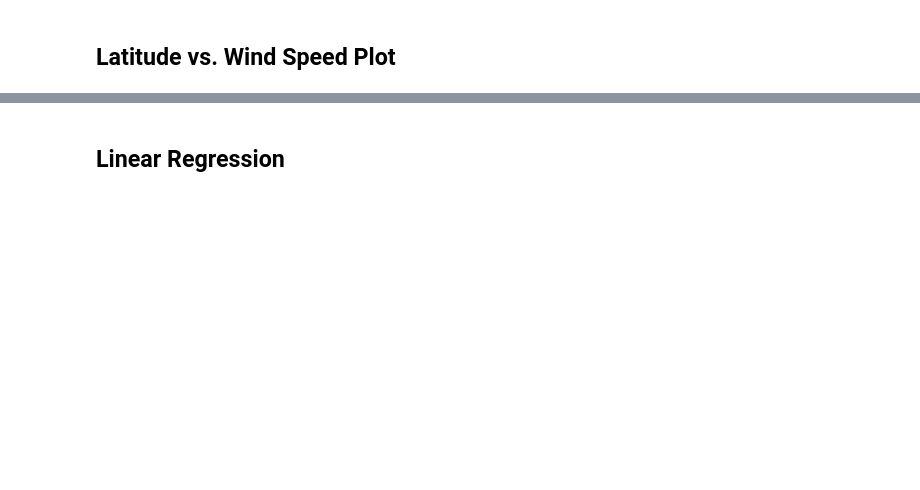
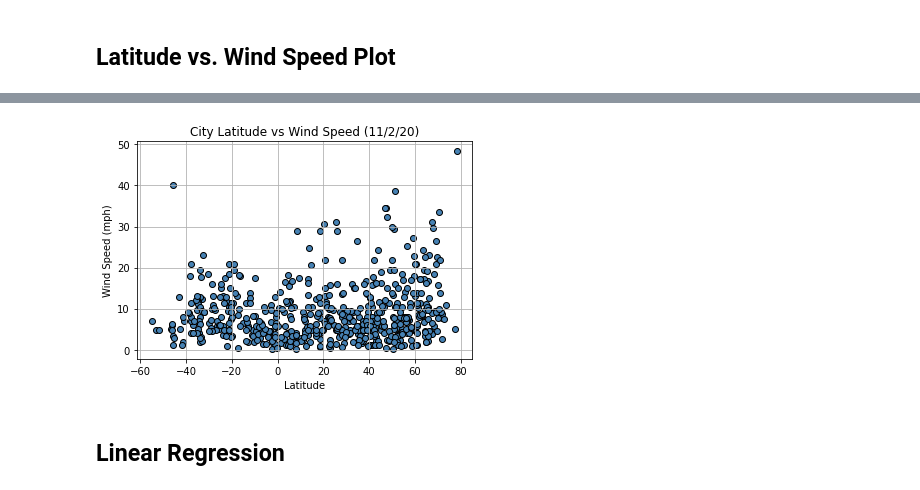
Before and after one commit to fisher1916/Python-API-Challenge, a Jupyter notebook: WeatherPy/WeatherPy.ipynb, the cells around one changed output, grey strips where cells are left out. Cells and saved outputs as stored; diff of their text form; code cells hidden in the pictures; blank space fills up the shorter version.

```diff
--- a/WeatherPy/WeatherPy.ipynb
+++ b/WeatherPy/WeatherPy.ipynb
@@ -231,2 +354,13 @@ Int64Index([], dtype='int64')
+# %%
+plt.scatter(clean_city_data['Lat'], clean_city_data['Wind Speed'], marker='o', color= 'steelblue', edgecolor="black")
+plt.grid()
+plt.title("City Latitude vs Wind Speed (11/2/20)")
+plt.ylabel("Wind Speed (mph)")
+plt.xlabel("Latitude")
+
+plt.savefig("../Graphs/Wind Speed vs Latitude.png")
+plt.show()
+# %% [output]
+[figure, added]
 # %% [markdown]
 ## Linear Regression
```
Also changed, not shown: parts of 42 cells of this notebook, 6 other files.
